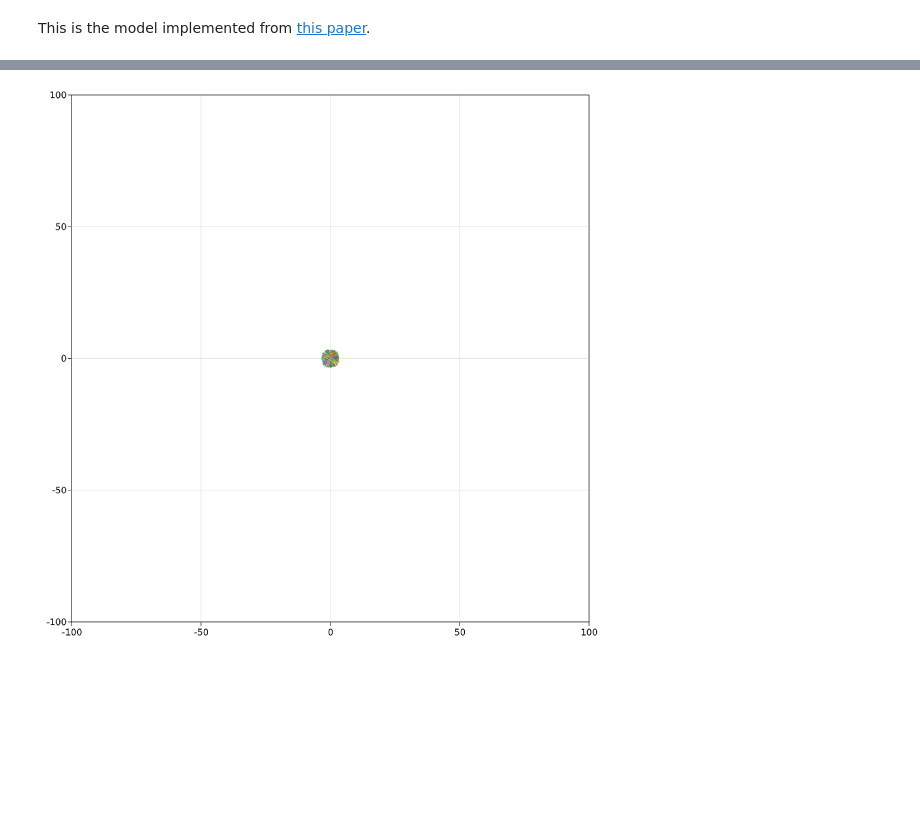
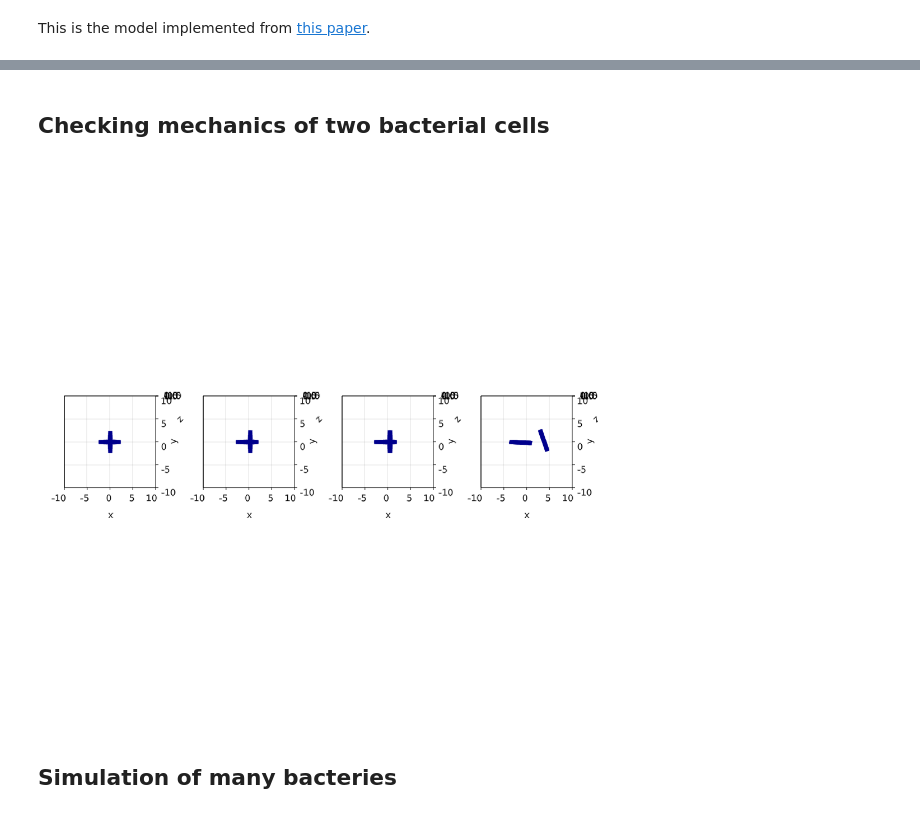
Before and after one commit to dsb-lab/CellBasedModels.jl, a Jupyter notebook: examples/Bacteries.ipynb, the cells around one changed output, grey strips where cells are left out. Cells and saved outputs as stored; diff of their text form; code cells hidden in the pictures; blank space fills up the shorter version.

Commit message:
Add modifications to Bacteries

```diff
--- a/examples/Bacteries.ipynb
+++ b/examples/Bacteries.ipynb
@@ -117 +101,46 @@ end
+# %% [markdown]
+## Checking mechanics of two bacterial cells
+# %%
+com = Community(model,N=2);
+
+com.kn = 1.
+com.γn = 1.
+com.γt = 1.
+com.μcc = 0.1
+com.μcw = 0.8
+com.β = 5.
+com.βω = 5.
+
+com.m .= 1.
+com.d .= 1.
+com.l .= 5.;
+
+com.x = [0,.1]
+com.y = [0,0]
+com.ω .= 0
+com.theta = [0,.5*π];
+# %%
+comt = model.evolve(com,dt=0.01,tMax=1000,dtSave=.1);
+# %%
+t_list = [1,20,30,10000]
+
+fig = Figure(resolution=(1000,1000))
+
+for (i,t) in enumerate(t_list)
+    dir = zeros(comt[1].N,2)
+    for i in 1:comt[t].N
+        dir[i,1] = cos(comt[t].theta[i])
+        dir[i,2] = sin(comt[t].theta[i])
+    end
+    ax = plotCylinders(fig[1,i],comt[t],dir,:l,:d)
+
+    xlims!(ax,-10,10)
+    ylims!(ax,-10,10)
+end
+
+fig
+# %% [output]
+[figure, added]
+# %% [markdown]
+## Simulation of many bacteries
 # %%
@@ -137,25 +165,0 @@ comt = model.evolve(com,dt=0.1,tMax=1,dtSave=1);
-# %%
-t = 1
-
-fig = Figure(resolution=(1000,1000))
-ax = Axis(fig[1,1])
-
-# lx = (comt[t].l[1]/2+comt[t].d[1])*cos(comt[t].theta[1])
-# ly = (comt[t].l[1]/2+comt[t].d[1])*sin(comt[t].theta[1])
-# x = [comt[t].x[1]-lx, comt[t].x[1]+lx]
-# y = [comt[t].y[1]-ly, comt[t].y[1]+ly]
-# fig,ax = lines(x,y,linewidth=45*comt[t].d[1])
-for i in range(1,comt[t].N,step=1)
-    lx = (comt[t].l[i]/2)*cos(comt[t].theta[i])
-    ly = (comt[t].l[i]/2)*sin(comt[t].theta[i])
-    x = [comt[t].x[i]-lx, comt[t].x[i]+lx]
-    y = [comt[t].y[i]-ly, comt[t].y[i]+ly]
-    lines!(ax, x, y, linewidth=1*comt[t].d[i])
-end
-
-xlims!(ax,-100,100)
-ylims!(ax,-100,100)
-
-fig
-# %% [output]
-[figure, removed]
```
Also changed, not shown: parts of 18 cells of this notebook, 1 other file.
